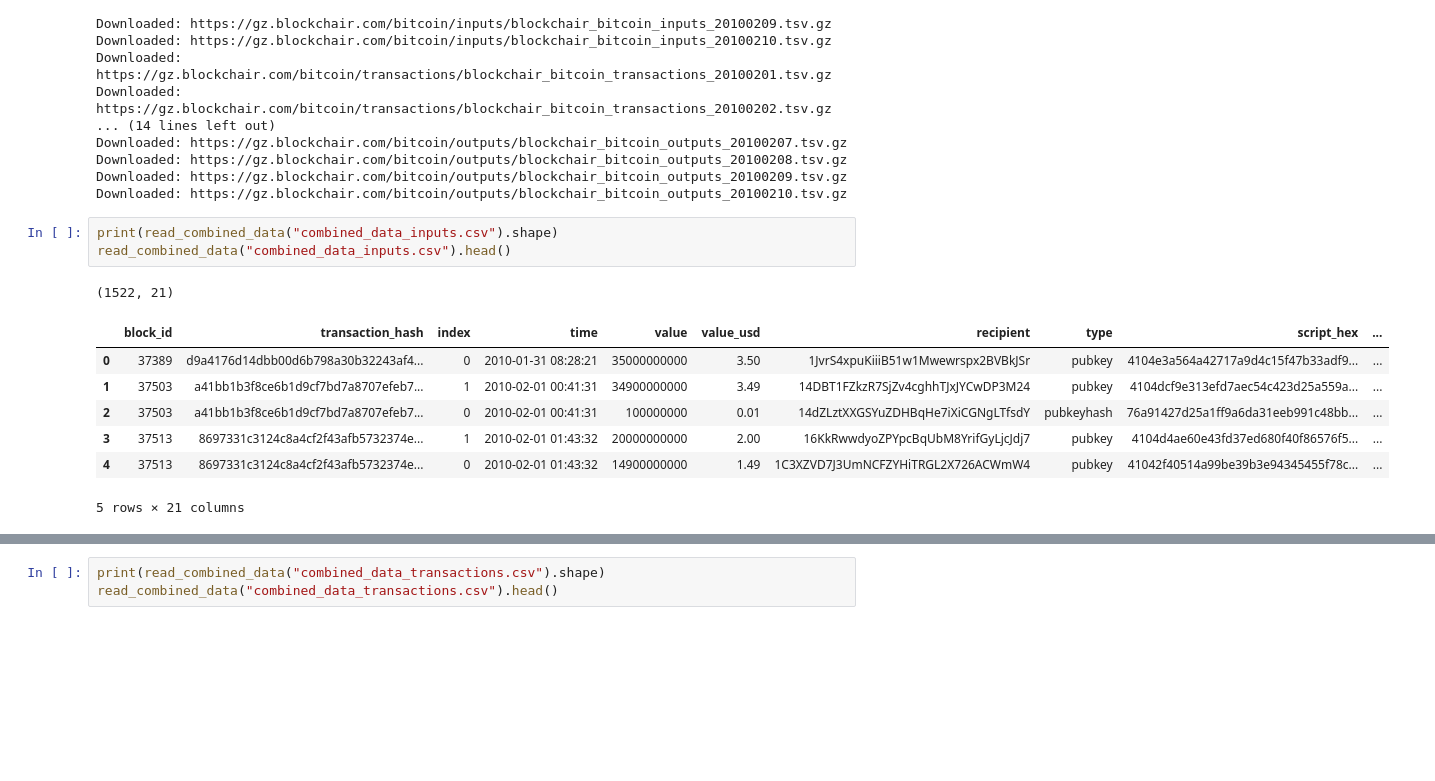
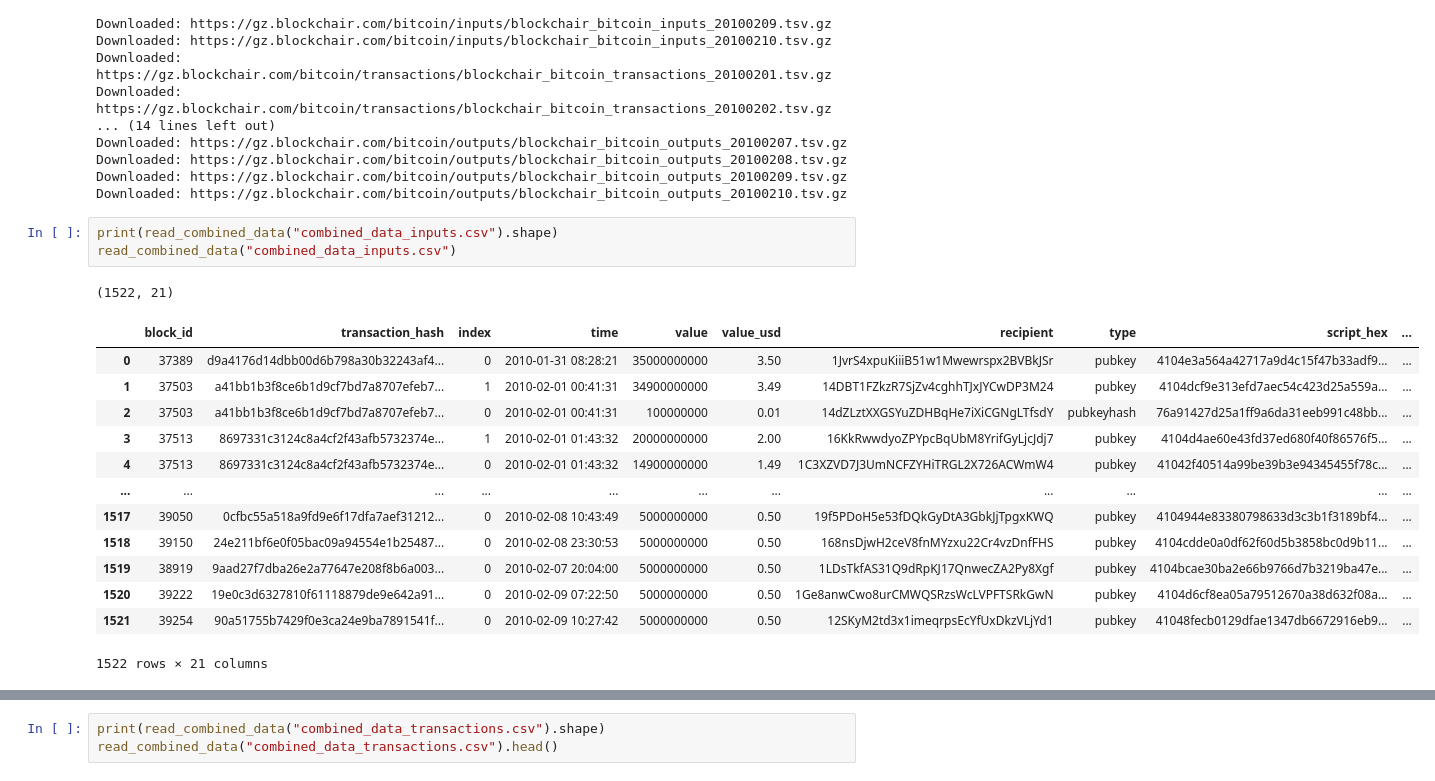
Before and after one commit to joelleoqiyi/blockchain-fraudulent-transactions, a Jupyter notebook: explore.ipynb, the cells around one changed output, grey strips where cells are left out. Saved outputs shown, nothing was run; the diff lists cells and outputs as text; blank space fills up the shorter version.

```diff
--- a/explore.ipynb
+++ b/explore.ipynb
@@ -182,15 +182,21 @@ Downloaded: https://gz.blockchair.com/bitcoin/outputs/blockchair_bitcoin_outputs
 Downloaded: https://gz.blockchair.com/bitcoin/outputs/blockchair_bitcoin_outputs_20100210.tsv.gz
 # %%
 print(read_combined_data("combined_data_inputs.csv").shape)
-read_combined_data("combined_data_inputs.csv").head()
+read_combined_data("combined_data_inputs.csv")
 # %% [output]
 (1522, 21)
 |  | block_id | transaction_hash | index | time | value | value_usd | recipient | type | script_hex | ... |
 | 0 | 37389 | d9a4176d14dbb00d6b798a30b32243af4... | 0 | 2010-01-31 08:28:21 | 35000000000 | 3.50 | 1JvrS4xpuKiiiB51w1Mwewrspx2BVBkJSr | pubkey | 4104e3a564a42717a9d4c15f47b33adf9... | ... |
 | 1 | 37503 | a41bb1b3f8ce6b1d9cf7bd7a8707efeb7... | 1 | 2010-02-01 00:41:31 | 34900000000 | 3.49 | 14DBT1FZkzR7SjZv4cghhTJxJYCwDP3M24 | pubkey | 4104dcf9e313efd7aec54c423d25a559a... | ... |
 | 2 | 37503 | a41bb1b3f8ce6b1d9cf7bd7a8707efeb7... | 0 | 2010-02-01 00:41:31 | 100000000 | 0.01 | 14dZLztXXGSYuZDHBqHe7iXiCGNgLTfsdY | pubkeyhash | 76a91427d25a1ff9a6da31eeb991c48bb... | ... |
 | 3 | 37513 | 8697331c3124c8a4cf2f43afb5732374e... | 1 | 2010-02-01 01:43:32 | 20000000000 | 2.00 | 16KkRwwdyoZPYpcBqUbM8YrifGyLjcJdj7 | pubkey | 4104d4ae60e43fd37ed680f40f86576f5... | ... |
 | 4 | 37513 | 8697331c3124c8a4cf2f43afb5732374e... | 0 | 2010-02-01 01:43:32 | 14900000000 | 1.49 | 1C3XZVD7J3UmNCFZYHiTRGL2X726ACWmW4 | pubkey | 41042f40514a99be39b3e94345455f78c... | ... |
+| ... | ... | ... | ... | ... | ... | ... | ... | ... | ... | ... |
+| 1517 | 39050 | 0cfbc55a518a9fd9e6f17dfa7aef31212... | 0 | 2010-02-08 10:43:49 | 5000000000 | 0.50 | 19f5PDoH5e53fDQkGyDtA3GbkJjTpgxKWQ | pubkey | 4104944e83380798633d3c3b1f3189bf4... | ... |
+| 1518 | 39150 | 24e211bf6e0f05bac09a94554e1b25487... | 0 | 2010-02-08 23:30:53 | 5000000000 | 0.50 | 168nsDjwH2ceV8fnMYzxu22Cr4vzDnfFHS | pubkey | 4104cdde0a0df62f60d5b3858bc0d9b11... | ... |
+| 1519 | 38919 | 9aad27f7dba26e2a77647e208f8b6a003... | 0 | 2010-02-07 20:04:00 | 5000000000 | 0.50 | 1LDsTkfAS31Q9dRpKJ17QnwecZA2Py8Xgf | pubkey | 4104bcae30ba2e66b9766d7b3219ba47e... | ... |
+| 1520 | 39222 | 19e0c3d6327810f61118879de9e642a91... | 0 | 2010-02-09 07:22:50 | 5000000000 | 0.50 | 1Ge8anwCwo8urCMWQSRzsWcLVPFTSRkGwN | pubkey | 4104d6cf8ea05a79512670a38d632f08a... | ... |
+| 1521 | 39254 | 90a51755b7429f0e3ca24e9ba7891541f... | 0 | 2010-02-09 10:27:42 | 5000000000 | 0.50 | 12SKyM2td3x1imeqrpsEcYfUxDkzVLjYd1 | pubkey | 41048fecb0129dfae1347db6672916eb9... | ... |
-5 rows × 21 columns
+1522 rows × 21 columns
 # %%
 print(read_combined_data("combined_data_outputs.csv").shape)
```
Also changed, not shown: parts of 7 cells of this notebook.
